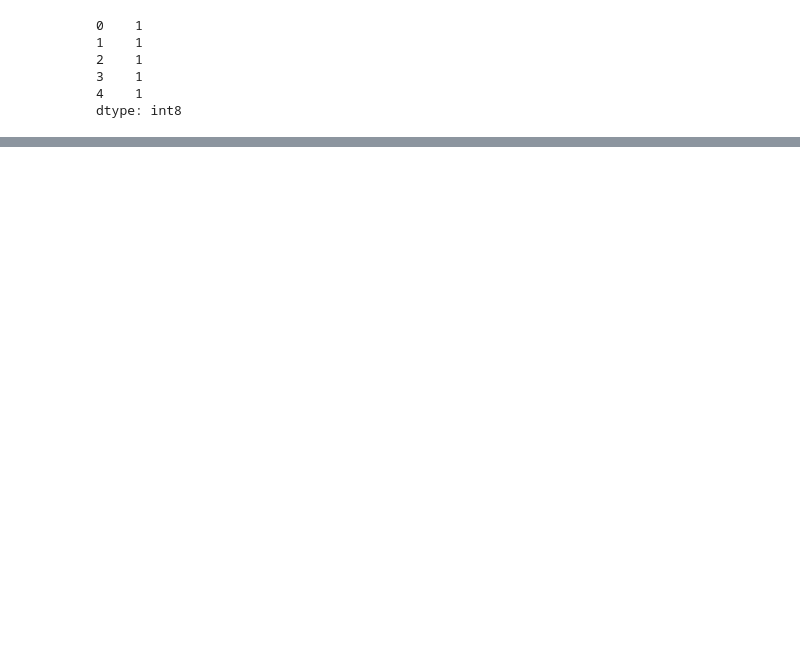
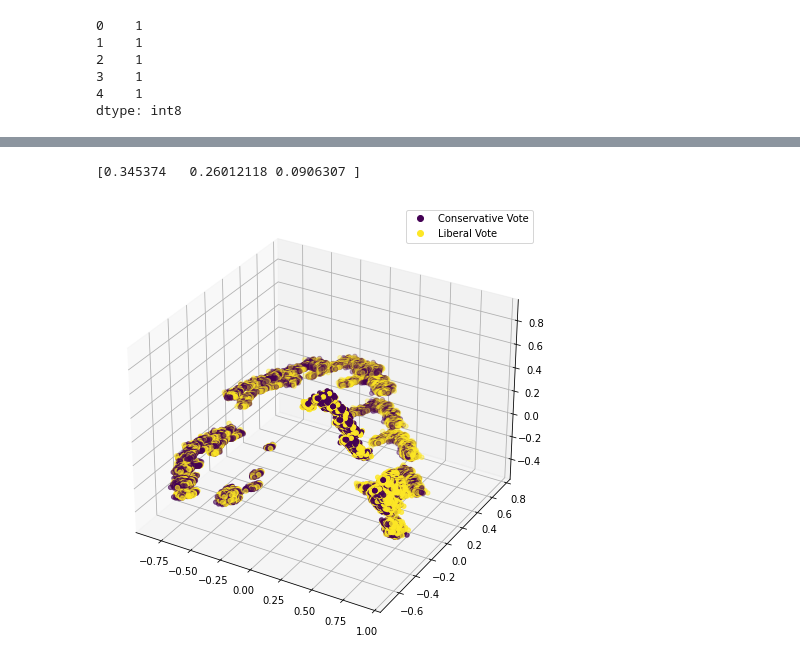
Before and after one commit to parkererickson/csci5525-final-project, a Jupyter notebook: citation-graph/predictWithFastRP.ipynb, the cells around one changed output, grey strips where cells are left out. Drawn from its saved outputs; the diff is of its cells as text; code cells hidden in the pictures; blank space fills up the shorter version.

```diff
--- a/citation-graph/predictWithFastRP.ipynb
+++ b/citation-graph/predictWithFastRP.ipynb
@@ -68,0 +155,12 @@ weighted avg       0.60      0.56      0.57       573
+# %%
+pca = PCA(n_components=3)
+X_red = pca.fit_transform(X)
+print(pca.explained_variance_ratio_)
+fig = plt.figure(figsize=(10,8))
+ax = fig.add_subplot(projection='3d')
+ax.scatter(X_red[:,0], X_red[:,1], X_red[:,2], c=y)
+ax.legend(handles=plot.legend_elements()[0], labels=["Conservative Vote","Liberal Vote"])
+plt.show()
+# %% [output]
+[0.345374   0.26012118 0.0906307 ]
+[figure, added]
```
Also changed, not shown: parts of 20 cells of this notebook, 9 other files.
